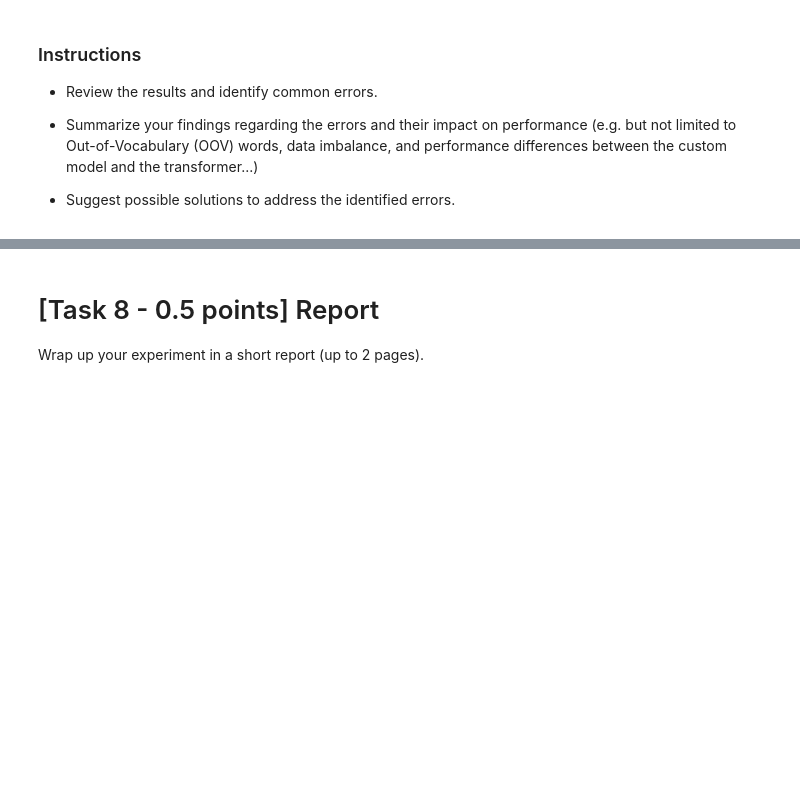
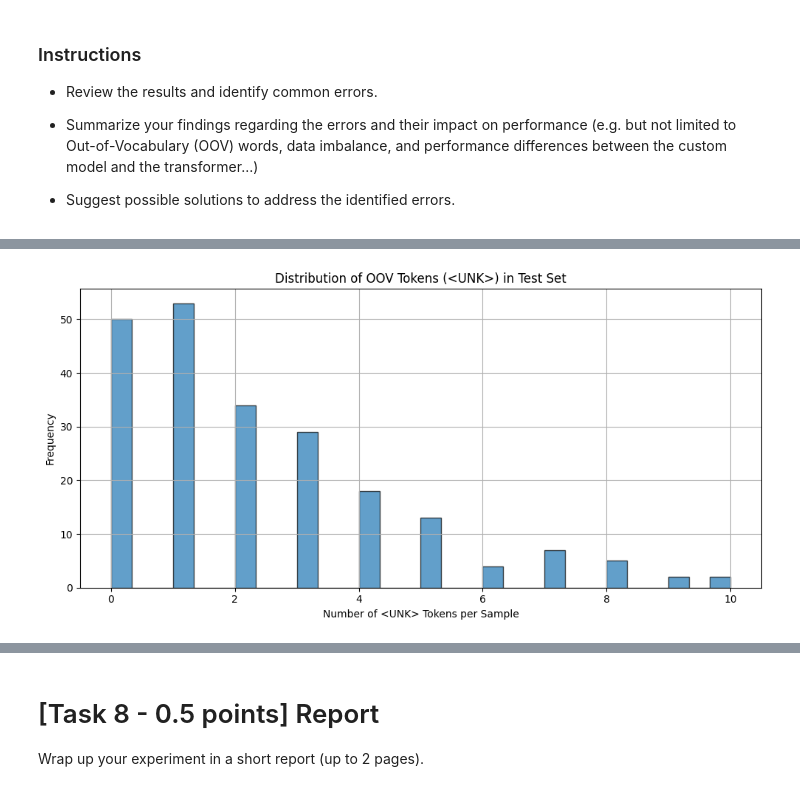
Before and after one commit to mpreda01/nlp-assignments, a Jupyter notebook: Assignment1-2526.ipynb, the cells around one changed output, grey strips where cells are left out. Cells and saved outputs as stored; diff of their text form; code cells hidden in the pictures; blank space fills up the shorter version.

```diff
--- a/Assignment1-2526.ipynb
+++ b/Assignment1-2526.ipynb
@@ -1080,0 +1602,97 @@ After evaluating the model, perform a brief error analysis on the **test set**:
+# %%
+# OOV analysis for all three models
+unk_token_idx = vocab['<UNK>']
+
+def count_unk_in_sample(encoded_indices):
+    """Count <UNK> tokens in a sample"""
+    return sum(1 for idx in encoded_indices if idx == unk_token_idx)
+
+test['unk_count'] = test['encoded_tweet'].apply(count_unk_in_sample)
+
+# Generate predictions for all three models on test set if not already done
+# Baseline model
+base_test_pred = models[42]['baseline_model'].predict(test_padded, verbose=0)
+base_test_pred_classes = np.argmax(base_test_pred, axis=1)
+
+# Stacked model
+stack_test_pred = models[42]['stacked_model'].predict(test_padded, verbose=0)
+stack_test_pred_classes = np.argmax(stack_test_pred, axis=1)
+
+# Transformer (already have this)
+# transformer_test_pred_classes is already computed
+
+# Compute error masks for all three models
+base_errors = y_test != base_test_pred_classes
+stack_errors = y_test != stack_test_pred_classes
+transformer_errors = y_test != transformer_test_pred_classes
+
+# Analyze error rate by OOV
+high_oov = test['unk_count'] > 5
+low_oov = test['unk_count'] <= 5
+
+print("="*70)
+print("OOV (OUT-OF-VOCABULARY) ANALYSIS - ALL MODELS")
+print("="*70)
+print(f"Samples with high OOV (>5 <UNK> tokens): {high_oov.sum()}")
+print(f"Samples with low OOV (<=5 <UNK> tokens): {low_oov.sum()}")
+
+# Compute error rates for each model
+print("\n" + "-"*70)
+print("ERROR RATES BY OOV LEVEL")
+print("-"*70)
+
+models_info = {
+    'Baseline LSTM': base_errors,
+    'Stacked LSTM': stack_errors,
+    'Transformer': transformer_errors
+}
+
+oov_analysis = []
+
+for model_name, error_mask in models_info.items():
+    if high_oov.sum() > 0:
+        error_rate_high_oov = error_mask[high_oov].sum() / high_oov.sum()
+    else:
+        error_rate_high_oov = 0
+
+    if low_oov.sum() > 0:
+        error_rate_low_oov = error_mask[low_oov].sum() / low_oov.sum()
+    else:
+        error_rate_low_oov = 0
+
+    diff = error_rate_high_oov - error_rate_low_oov
+
+    print(f"\n{model_name}:")
+    print(f"  Error rate (high OOV):  {100*error_rate_high_oov:.1f}%")
+    print(f"  Error rate (low OOV):   {100*error_rate_low_oov:.1f}%")
+    print(f"  Difference:             {100*diff:.1f}%")
+
+    oov_analysis.append({
+        'Model': model_name,
+        'High OOV Error Rate': f"{100*error_rate_high_oov:.1f}%",
+        'Low OOV Error Rate': f"{100*error_rate_low_oov:.1f}%",
+        'OOV Impact': f"{100*diff:.1f}%"
+    })
+
+# Summary table
+print("\n" + "="*70)
+print("SUMMARY TABLE")
+print("="*70)
+oov_summary_df = pd.DataFrame(oov_analysis)
+print(oov_summary_df.to_string(index=False))
+
+# Visualize OOV distribution
+fig, ax = plt.subplots(figsize=(10, 5))
+test['unk_count'].hist(bins=30, ax=ax, edgecolor='black', alpha=0.7)
+plt.title('Distribution of OOV Tokens (<UNK>) in Test Set')
+plt.xlabel('Number of <UNK> Tokens per Sample')
+plt.ylabel('Frequency')
+plt.tight_layout()
+plt.savefig('oov_distribution.png', dpi=300, bbox_inches='tight')
+plt.show()
+
+print(f"\nOOV Statistics:")
+print(f"  Average <UNK> tokens per sample: {test['unk_count'].mean():.2f}")
+print(f"  Max <UNK> tokens in a sample: {test['unk_count'].max()}")
+print(f"  Min <UNK> tokens in a sample: {test['unk_count'].min()}")
+# %% [output]
@@ -1080,0 +1716 @@ After evaluating the model, perform a brief error analysis on the **test set**:
+[figure, added]
```
Also changed, not shown: parts of 23 cells of this notebook.
